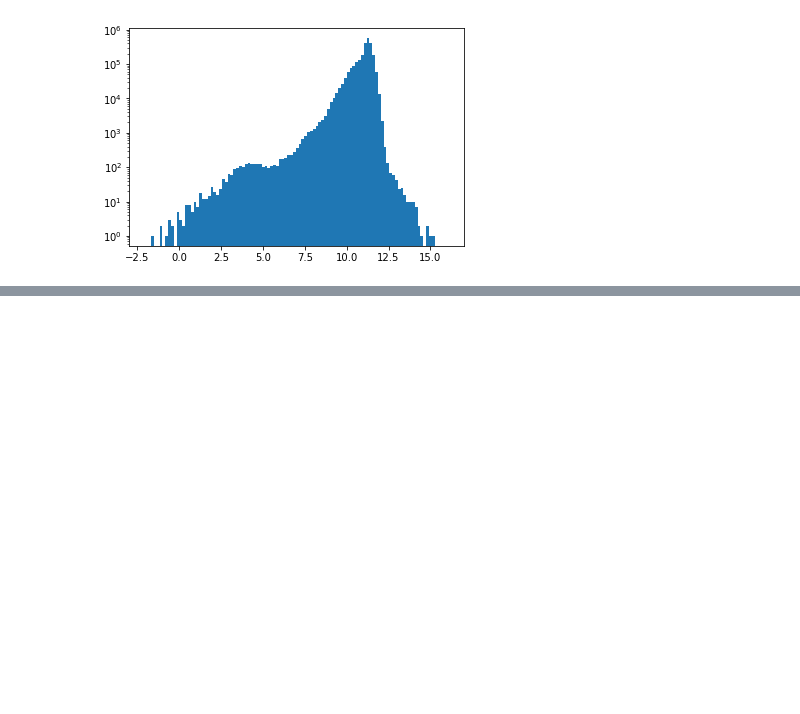
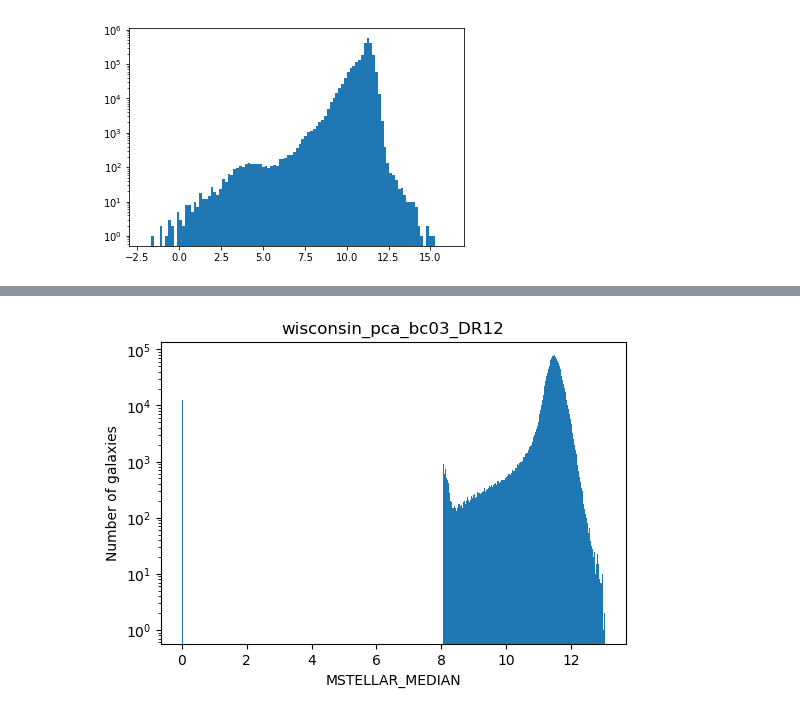
Before and after one commit to awaismirza92/velocity-reconstruction-and-kinetic-SZ, a Jupyter notebook: codes_for_SDSS/SDSS_data_reader.ipynb, the cells around one changed output, grey strips where cells are left out. Drawn from its saved outputs; the diff is of its cells as text; code cells hidden in the pictures; blank space fills up the shorter version.

```diff
--- a/codes_for_SDSS/SDSS_data_reader.ipynb
+++ b/codes_for_SDSS/SDSS_data_reader.ipynb
@@ -83,0 +455,10 @@ plt.yscale('log')
+# %%
+plt.figure(dpi = 100)
+plt.hist(df_table_wisconsin_pca_bc03_DR12['MSTELLAR_MEDIAN'], bins = 500);
+# plt.xlim(-3,17)
+plt.yscale('log')
+plt.xlabel('MSTELLAR_MEDIAN')
+plt.ylabel('Number of galaxies')
+plt.title('wisconsin_pca_bc03_DR12');
+# %% [output]
+[figure, added]
```
Also changed, not shown: parts of 36 cells of this notebook.
